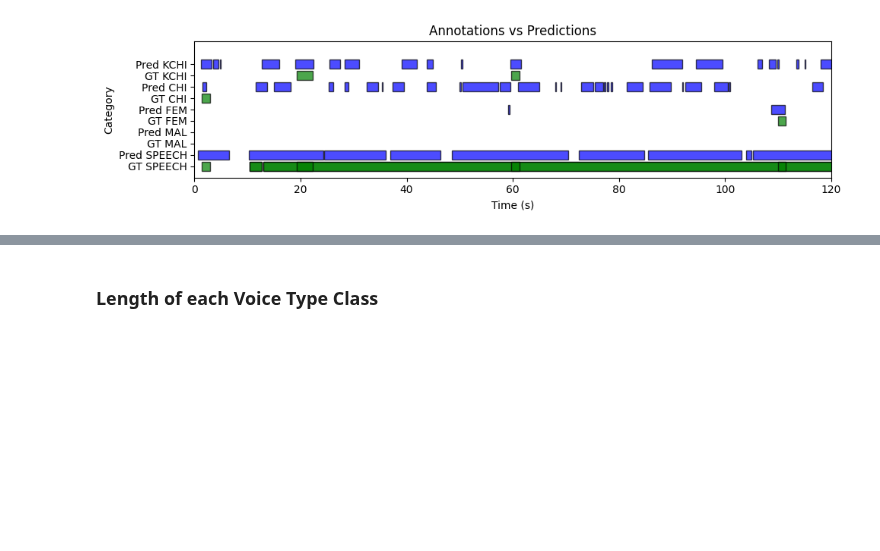
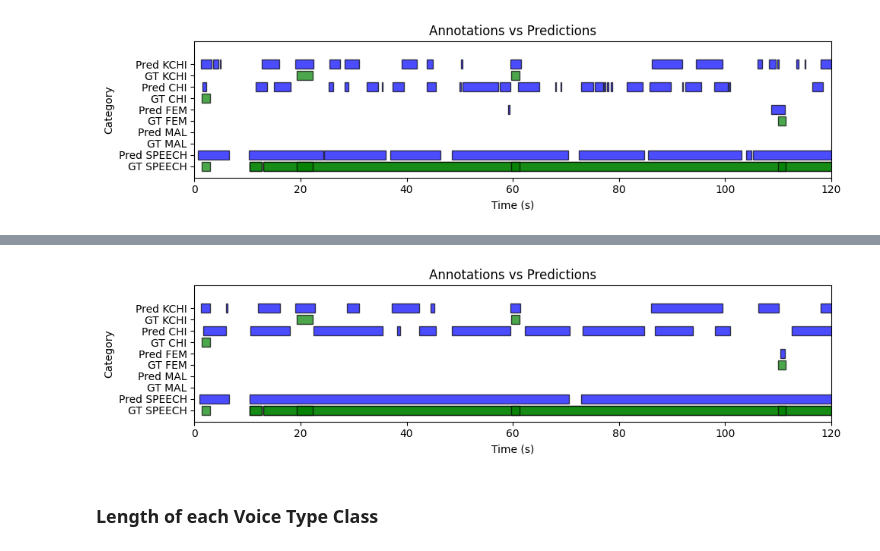
Before and after one commit to neleSuffo/naturalistic-social-analysis, a Jupyter notebook: notebooks/vtc_evaluation.ipynb, the cells around one changed output, grey strips where cells are left out. Drawn from its saved outputs; the diff is of its cells as text; code cells hidden in the pictures; blank space fills up the shorter version.

```diff
--- a/notebooks/vtc_evaluation.ipynb
+++ b/notebooks/vtc_evaluation.ipynb
@@ -581,3 +643,7 @@ plot_annotations_vs_predictions('336244.MP4', "cl", [0, 120])
+# %%
+plot_annotations_vs_predictions('336244.MP4', "cl_2", [0, 120])
+# %% [output]
+[figure, added]
 # %% [markdown]
 ### Length of each Voice Type Class
 # %%
```
Also changed, not shown: parts of 6 cells of this notebook.
